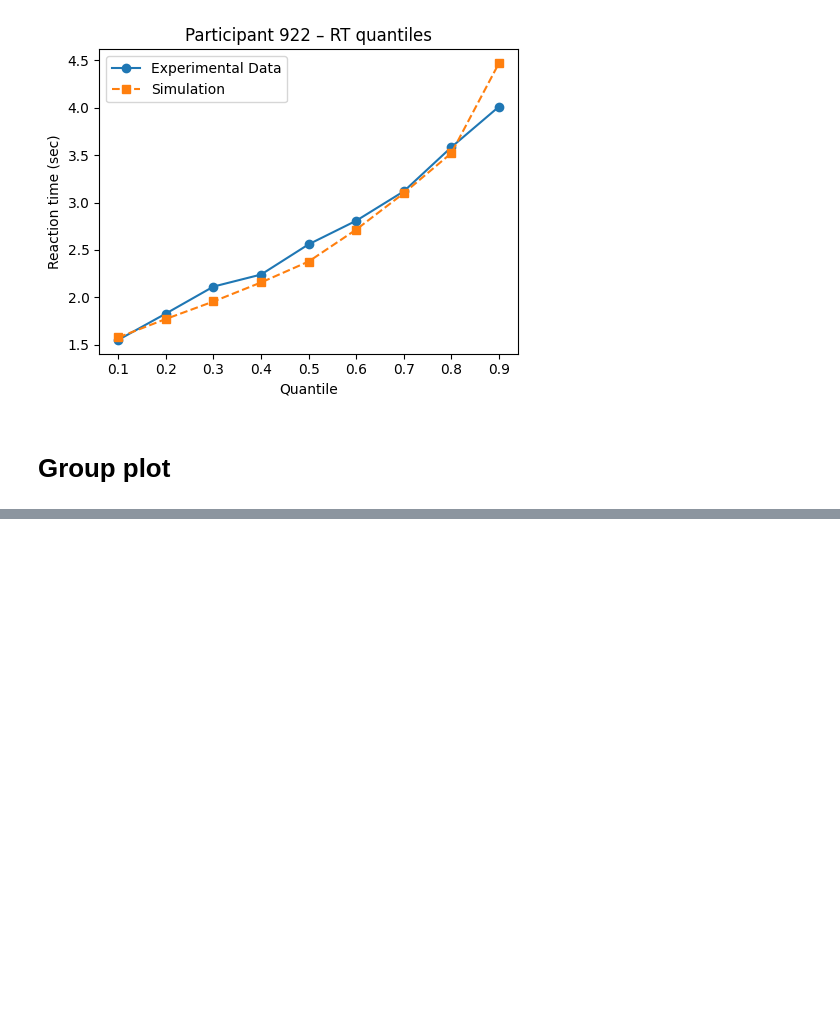
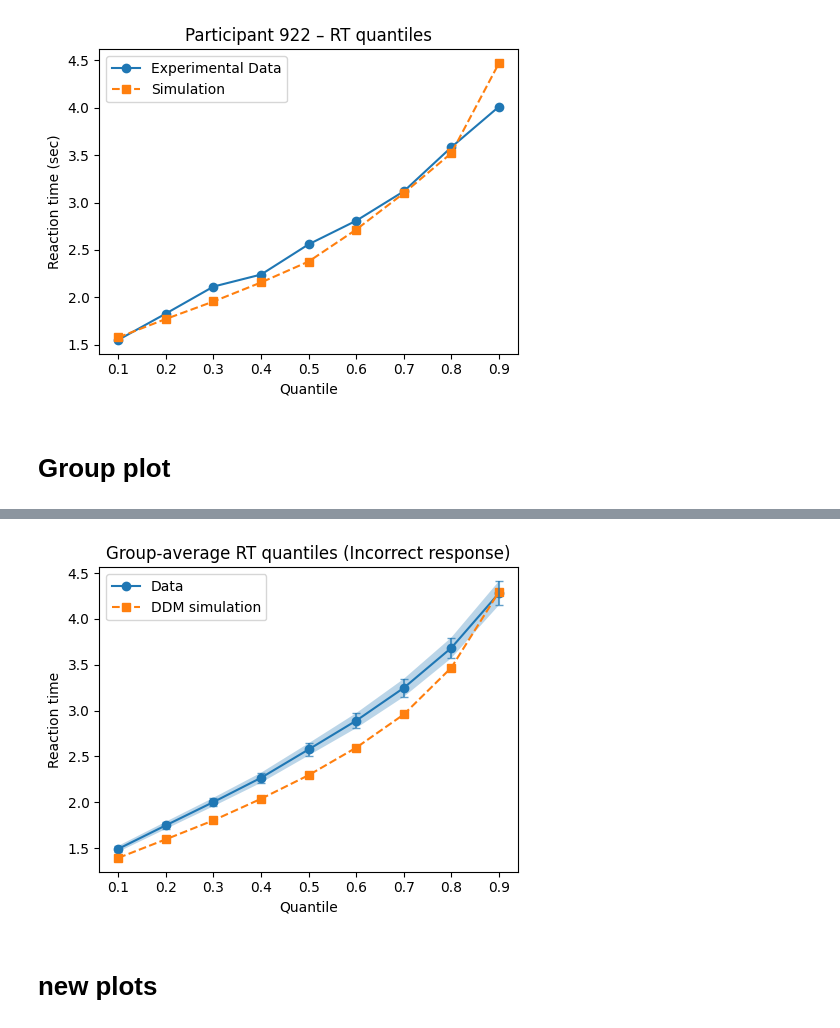
Before and after one commit to jjjj17/HSSM-fitting, a Jupyter notebook: hssm_quantplots.ipynb, the cells around one changed output, grey strips where cells are left out. Cells and saved outputs as stored; diff of their text form; code cells hidden in the pictures; blank space fills up the shorter version.

```diff
--- a/hssm_quantplots.ipynb
+++ b/hssm_quantplots.ipynb
@@ -184,0 +192,10 @@ plot_rt_quantiles_group(
+# %%
+plot_rt_quantiles_group(
+    real_df=df_exp_0,
+    sim_df=df_sim_0,
+    title = "Group-average RT quantiles (Incorrect response)"
+)
+# %% [output]
+[figure, added]
+# %% [markdown]
+# new plots
```
Also changed, not shown: parts of 7 cells of this notebook, 7 other files.
